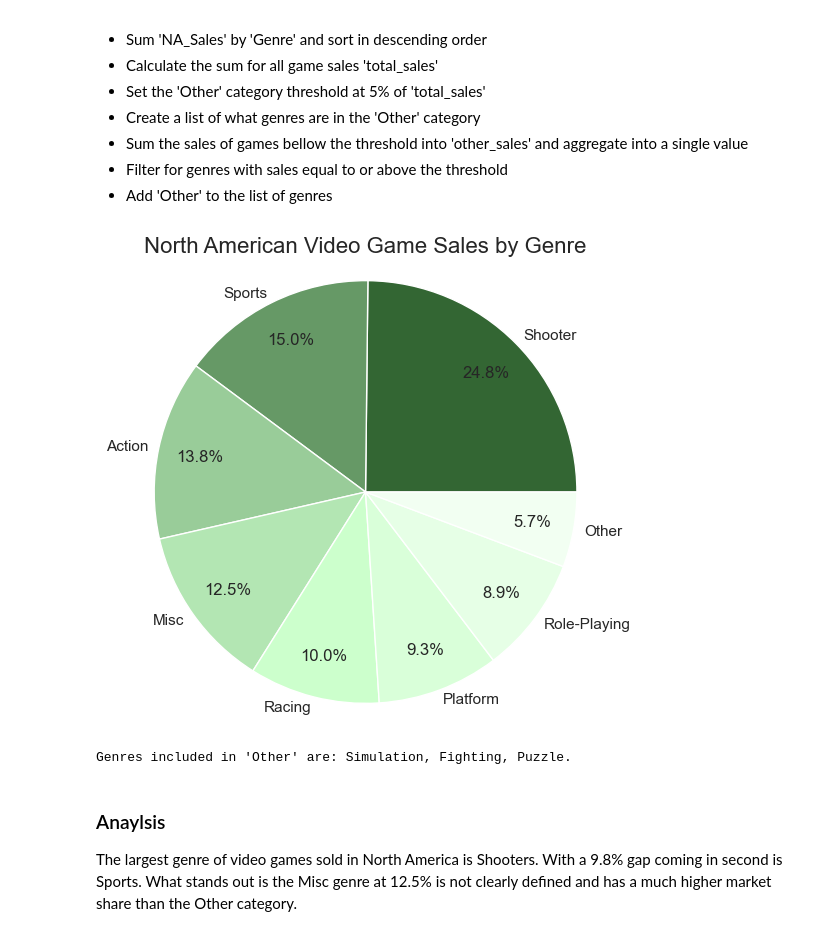
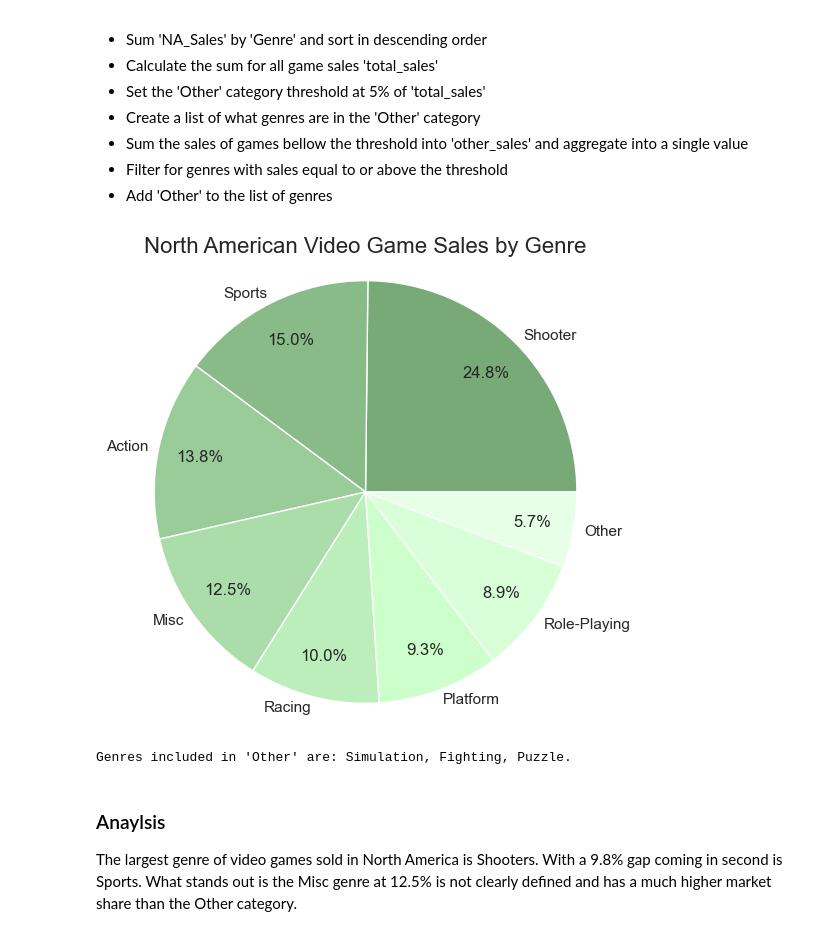
Before and after one commit to dtoshm/data_project_six, a Jupyter notebook: game_sales_analysis.ipynb, the cells around one changed output. Drawn from its saved outputs; the diff is of its cells as text; code cells hidden in the pictures.

```diff
--- a/game_sales_analysis.ipynb
+++ b/game_sales_analysis.ipynb
@@ -100,23 +100,23 @@ North American Sales by Genre: Create a pie chart to show the percentage of sale
 # %%
 # Calculation
 sales_by_genre = games.groupby('Genre')['NA_Sales'].sum().sort_values(ascending=False)
 total_sales = sales_by_genre.sum()
 threshold = 0.05 * total_sales
 genres_below_threshold = sales_by_genre[sales_by_genre < threshold].index.tolist()
 other_sales = sales_by_genre[sales_by_genre < threshold].sum()
 sales_by_genre = sales_by_genre[sales_by_genre >= threshold]
 sales_by_genre['Other'] = other_sales
 
 # Graph
-colors = ['#336633', '#669966', '#99CC99', '#B3E6B3', '#CCFFCC', '#D9FFD9', '#E6FFE6', '#F2FFF2', '#F9FFF9', '#FCFFFC']
+colors = ['#77AA77', '#88BB88', '#99CC99', '#AADDAA', '#BBEEBB', '#CCFFCC', '#D9FFD9', '#E6FFE6', '#F2FFF2', '#FCFFFC']
 plt.figure(figsize=(6, 6))
 plt.pie(sales_by_genre, labels=sales_by_genre.index, autopct='%1.1f%%', colors= colors, pctdistance=0.8, labeldistance=1.05)
 plt.title('North American Video Game Sales by Genre', fontsize=16)
 plt.axis('equal')
 plt.show()
 print(f"Genres included in 'Other' are: {', '.join(genres_below_threshold)}.")
 # %% [output]
-[figure, old version]
+[figure, new version]
 Genres included in 'Other' are: Simulation, Fighting, Puzzle.
 # %% [markdown]
 ### Anaylsis
```
Also changed, not shown: parts of 8 cells of this notebook.
